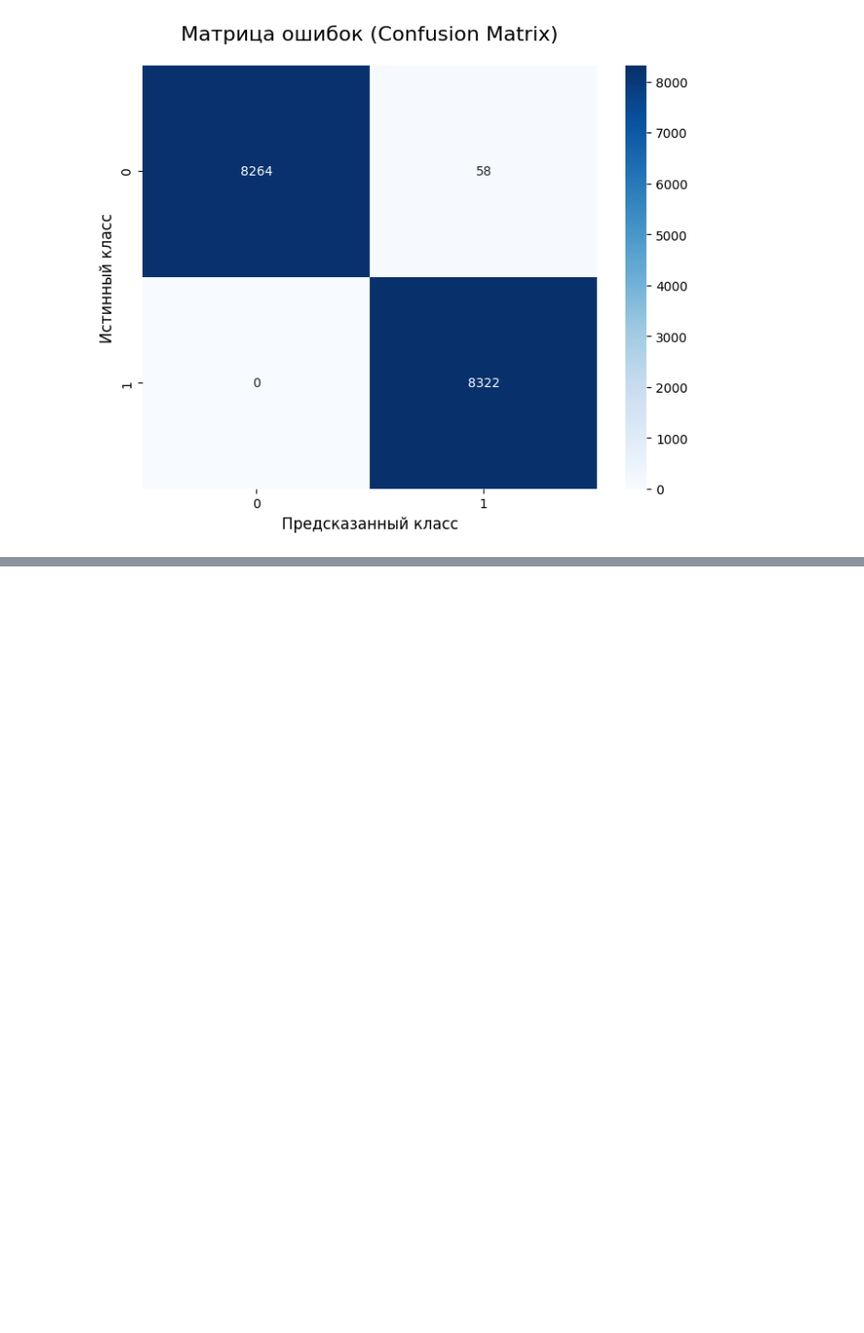
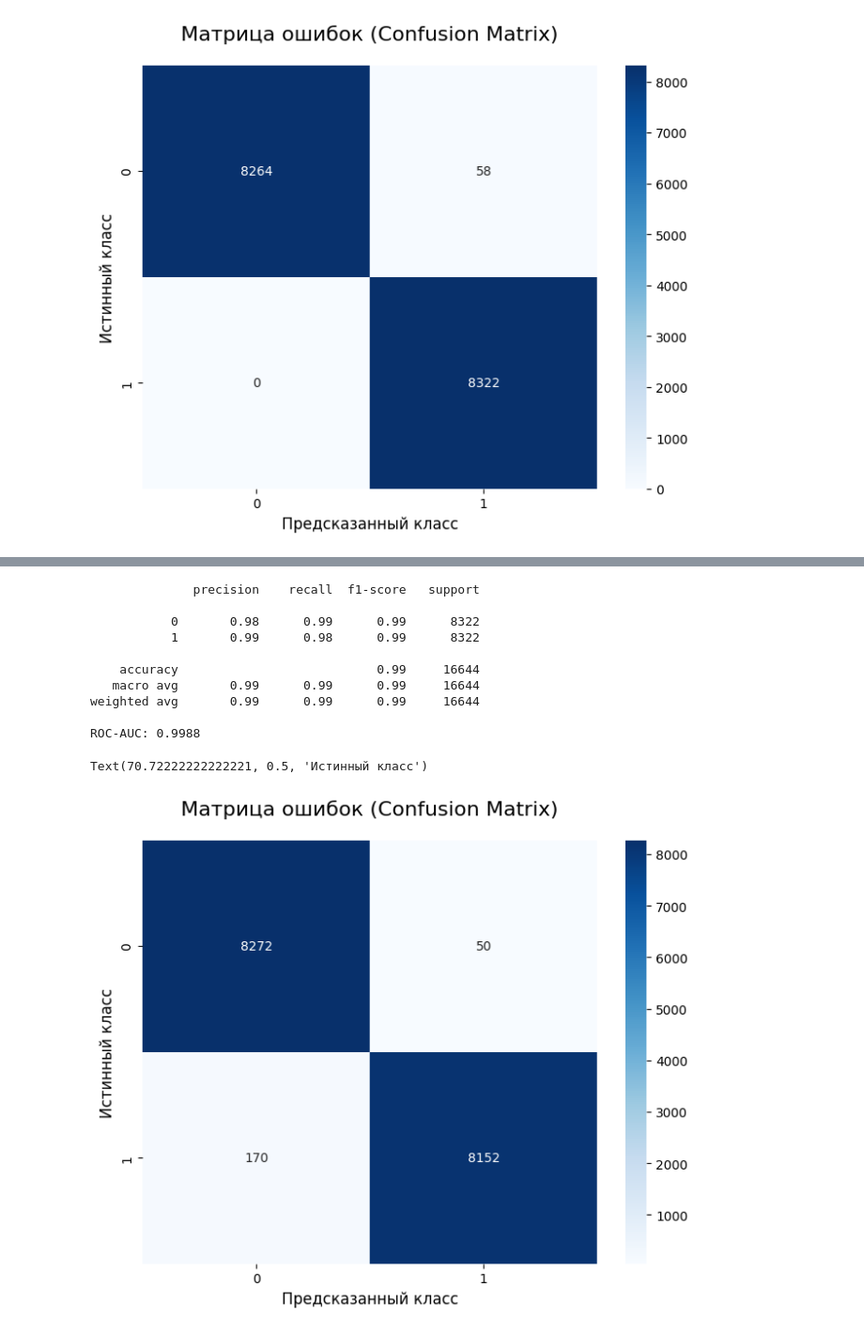
Before and after one commit to xBhgbz/FPKI_labs, a Jupyter notebook: lab.ipynb, the cells around one changed output, grey strips where cells are left out. Shown at 94% size. Cells and saved outputs as stored; diff of their text form; code cells hidden in the pictures; blank space fills up the shorter version.

```diff
--- a/lab.ipynb
+++ b/lab.ipynb
@@ -413,0 +489,38 @@ Text(70.72222222222221, 0.5, 'Истинный класс')
+# %%
+model = LogisticRegression(
+    max_iter=1000,
+    random_state=42,
+)
+model.fit(X_train_scaled, y_train)
+
+y_pred = model.predict(X_test_scaled)
+y_pred_proba = model.predict_proba(X_test_scaled)[:, 1]
+roc_auc = roc_auc_score(y_test, y_pred_proba)
+
+print(classification_report(y_test, y_pred))
+print(f"ROC-AUC: {roc_auc:.4f}")
+
+cm = confusion_matrix(y_test, y_pred)
+plt.figure(figsize=(8, 6))
+ax = sns.heatmap(cm,
+                annot=True,
+                fmt='d',
+                cmap='Blues',
+                cbar=True,)
+
+plt.title('Матрица ошибок (Confusion Matrix)', fontsize=16, pad=20)
+plt.xlabel('Предсказанный класс', fontsize=12)
+plt.ylabel('Истинный класс', fontsize=12)
+# %% [output]
+              precision    recall  f1-score   support
+
+           0       0.98      0.99      0.99      8322
+           1       0.99      0.98      0.99      8322
+
+    accuracy                           0.99     16644
+   macro avg       0.99      0.99      0.99     16644
+weighted avg       0.99      0.99      0.99     16644
+
+ROC-AUC: 0.9988
+Text(70.72222222222221, 0.5, 'Истинный класс')
+[figure, added]
```
Also changed, not shown: parts of 14 cells of this notebook, 1 other file.
